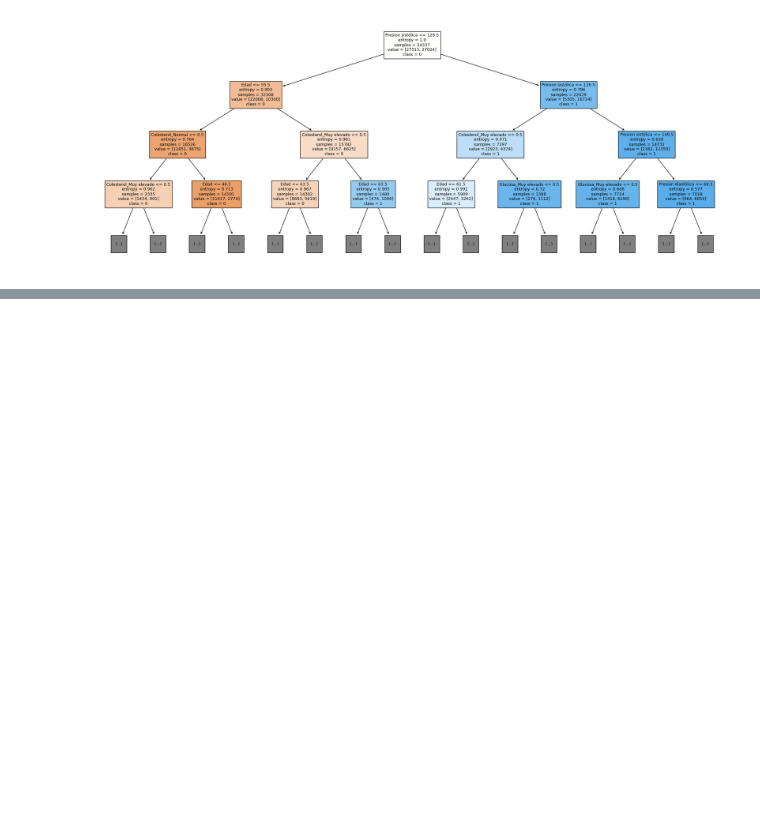
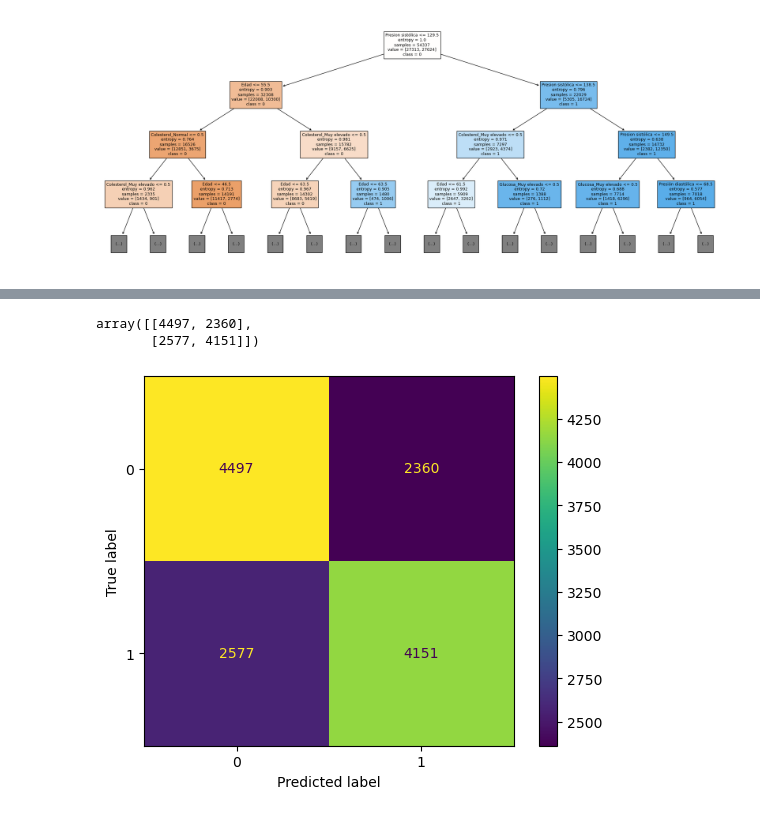
Before and after one commit to onavarrete04/Introduccion-Ciencia-Datos, a Jupyter notebook: 2023_MML.ipynb, the cells around one changed output, grey strips where cells are left out. Saved outputs shown, nothing was run; the diff lists cells and outputs as text; code cells hidden in the pictures; blank space fills up the shorter version.

Commit message:
Ejercicio práctico de construcción de un arbol de decisiones con eliminación e imputación de datos.

```diff
--- a/2023_MML.ipynb
+++ b/2023_MML.ipynb
@@ -2341,0 +2437,10 @@ fig.savefig("decision_tree.png")
+# %%
+y = datos_t["ECV"]
+X = datos_t.drop(["ECV", "Id"], axis=1)
+# %%
+X_train, X_test, y_train, y_test = train_test_split(X, y, test_size=0.2, random_state=0)
+arbol = DecisionTreeClassifier(criterion= "entropy", random_state = 0)
+# %%
+# entrenamos el arbol
+
+arbol = arbol.fit(X_train, y_train)
@@ -2341,0 +2451,15 @@ fig.savefig("decision_tree.png")
+# %%
+# matriz de confusión
+
+confusion_matrix(y_test, y_pred)
+
+# [verdero +. falso -] [falso +, negativo +]
+# %% [output]
+array([[4497, 2360],
+       [2577, 4151]])
+# %%
+plot_confusion_matrix(arbol, X_test, y_test)
+plt.show()
+# Esta depredado este metodo
+# %% [output]
+[figure, added]
```
Also changed, not shown: parts of 54 cells of this notebook, 1 other file.
